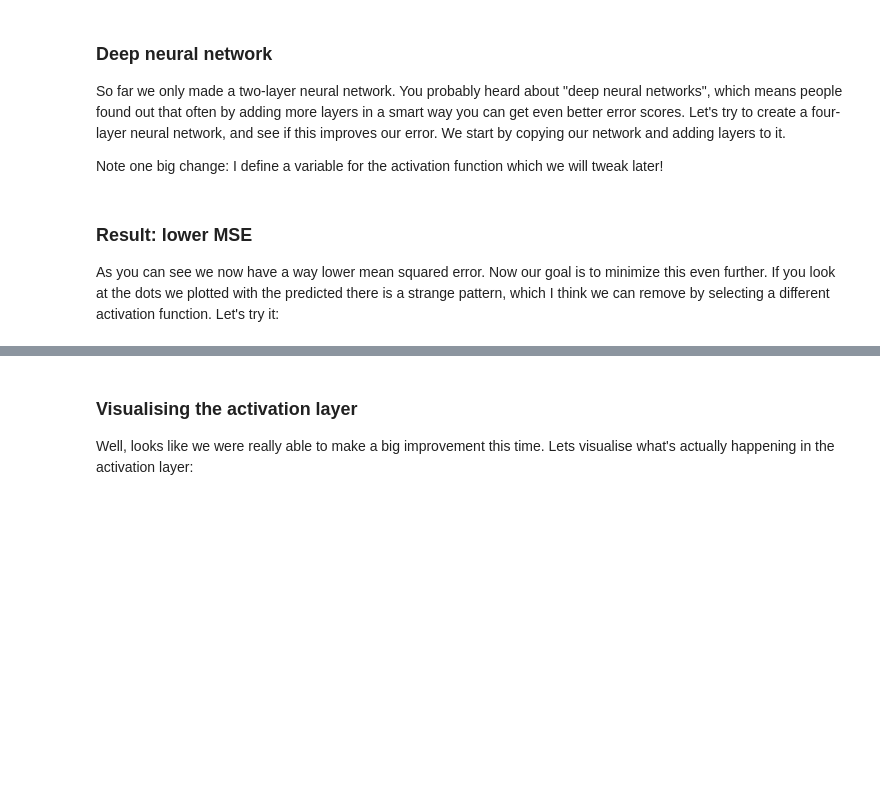
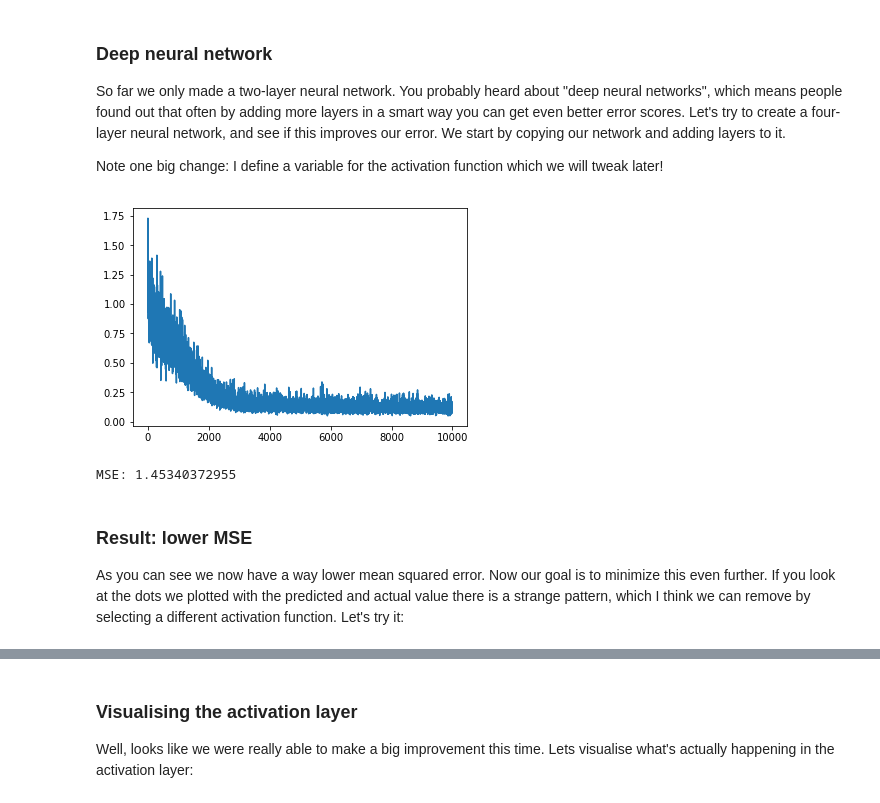
Before and after one commit to rmeertens/tensorflowcourse, a Jupyter notebook: Section 3 Predicting ground state energies of molecules.ipynb, the cells around one changed output, grey strips where cells are left out. Drawn from its saved outputs; the diff is of its cells as text; code cells hidden in the pictures; blank space fills up the shorter version.

```diff
--- a/Section 3 Predicting ground state energies of molecules.ipynb
+++ b/Section 3 Predicting ground state energies of molecules.ipynb
@@ -531,41 +533,36 @@ optimizer = tf.train.GradientDescentOptimizer(LEARNING_RATE).minimize(loss)
 # %%
 
 sess = tf.Session()
 
-losses_norm = reset_and_train_network(sess,scaled_trainset,
+losses = reset_and_train_network(sess,scaled_trainset,
                                       scaled_train_out,
                                       64,
                                         10000,
                                         optimizer,
                                         input_pl,
                                         output_pl,
                                         loss,
                                         verbose=False)
 
 
-plt.plot(losses_norm[10:])
+plt.plot(losses[10:])
 plt.show()
 
-## Evaluate the trainset after preprocessing and the testset after preprocessing
-print("Evaluating trainset with preprocessing")
-evaluate_network(sess,scaled_trainset, scaled_train_out, network_prediction, input_pl, output_pl, loss)
-print("Evaluating testset with preprocessing")
-evaluate_network(sess,scaled_testset, scaled_test_out, network_prediction, input_pl, output_pl, loss)
-
-
-from sklearn.metrics import mean_squared_error
-
-## Predict the ground energy of each molecule
+## Evaluate on the testset: Predict the ground energy of each molecule,
+## Scale these values back, and calculate the MSE
 datasetY2 = [[x] for x in Y_test]
 predicted_values = sess.run(network_prediction, feed_dict={input_pl: scaled_testset})
 
-## Scale these values back, and calculate the MSE
 inversed_predicted_values = outputscaler.inverse_transform(predicted_values)
 mse = mean_squared_error(inversed_predicted_values, datasetY2)
+
 print("MSE: " + str(mse))
+# %% [output]
+[figure, added]
+MSE: 1.45340372955
 # %% [markdown]
 ### Result: lower MSE
-As you can see we now have a way lower mean squared error. Now our goal is to minimize this even further. If you look at the dots we plotted with the predicted there is a strange pattern, which I think we can remove by selecting a different activation function. Let's try it:
+As you can see we now have a way lower mean squared error. Now our goal is to minimize this even further. If you look at the dots we plotted with the predicted and actual value there is a strange pattern, which I think we can remove by selecting a different activation function. Let's try it:
 # %%
 LEARNING_RATE = 0.0005
 ACTIVATION_FUNCTION = activation=tf.nn.relu
```
Also changed, not shown: parts of 13 cells of this notebook, 1 other file.
